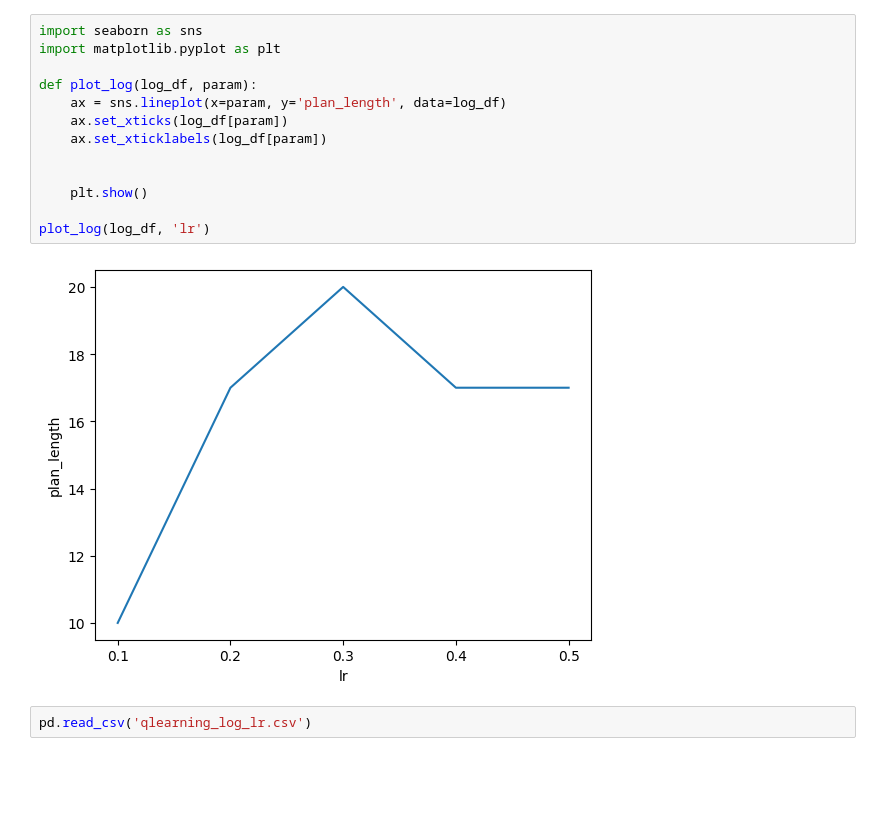
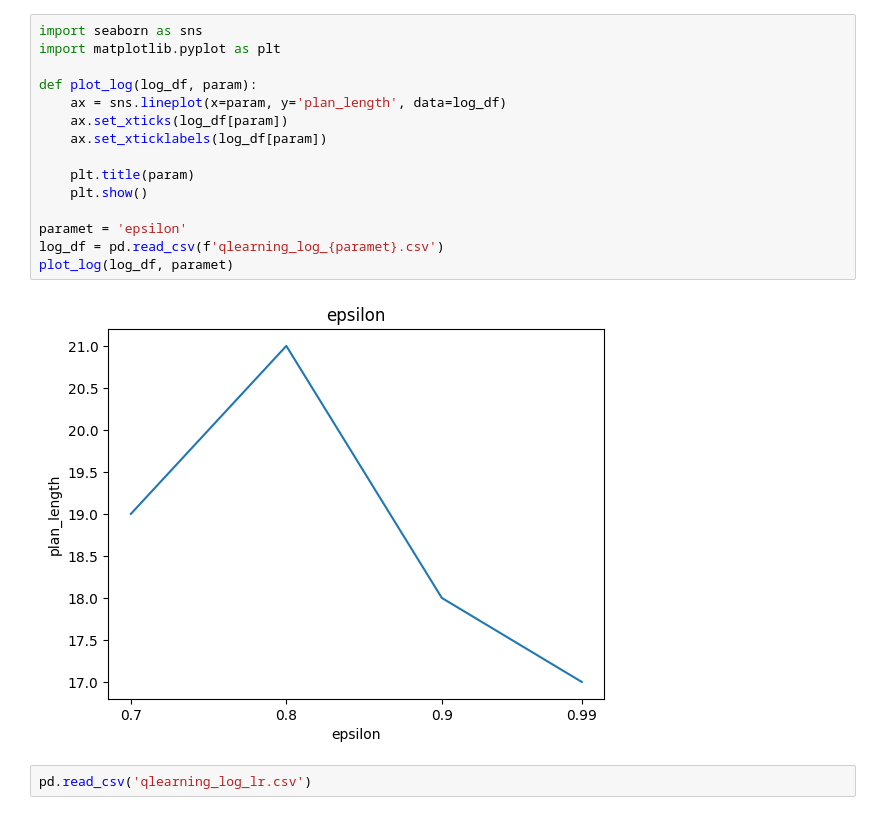
Before and after one commit to Alefuag/miarfid_pin, a Jupyter notebook: qlearning/qlearning.ipynb, the cells around one changed output. Drawn from its saved outputs; the diff is of its cells as text; blank space fills up the shorter version.

Commit message:
Add new files and update qlearning.py

```diff
--- a/qlearning/qlearning.ipynb
+++ b/qlearning/qlearning.ipynb
@@ -109,18 +108,20 @@ deliver(w2:wagon,m1:machine,s1:suitcase,p_ret:place)
 # %%
 import seaborn as sns
 import matplotlib.pyplot as plt
 
 def plot_log(log_df, param):
     ax = sns.lineplot(x=param, y='plan_length', data=log_df)
     ax.set_xticks(log_df[param])
     ax.set_xticklabels(log_df[param])
 
-
+    plt.title(param)
     plt.show()
 
-plot_log(log_df, 'lr')
+paramet = 'epsilon'
+log_df = pd.read_csv(f'qlearning_log_{paramet}.csv')
+plot_log(log_df, paramet)
 # %% [output]
-[figure, old version]
+[figure, new version]
 # %%
 pd.read_csv('qlearning_log_lr.csv')
 # %% [output]
```
Also changed, not shown: parts of 2 cells of this notebook, 9 other files.
